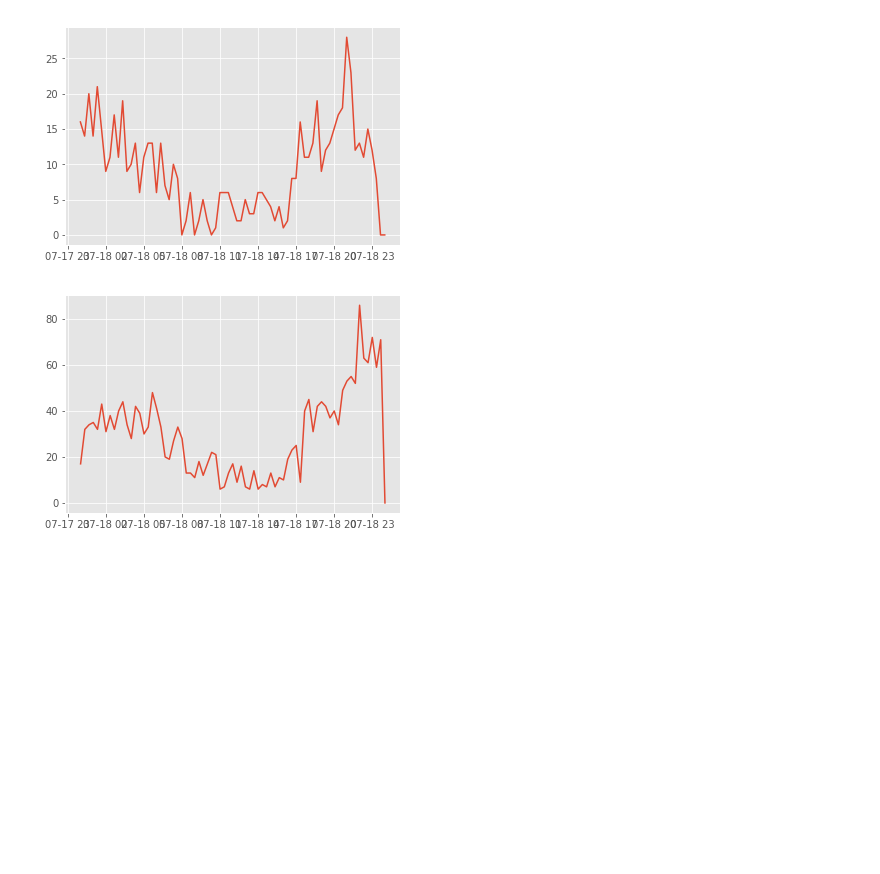
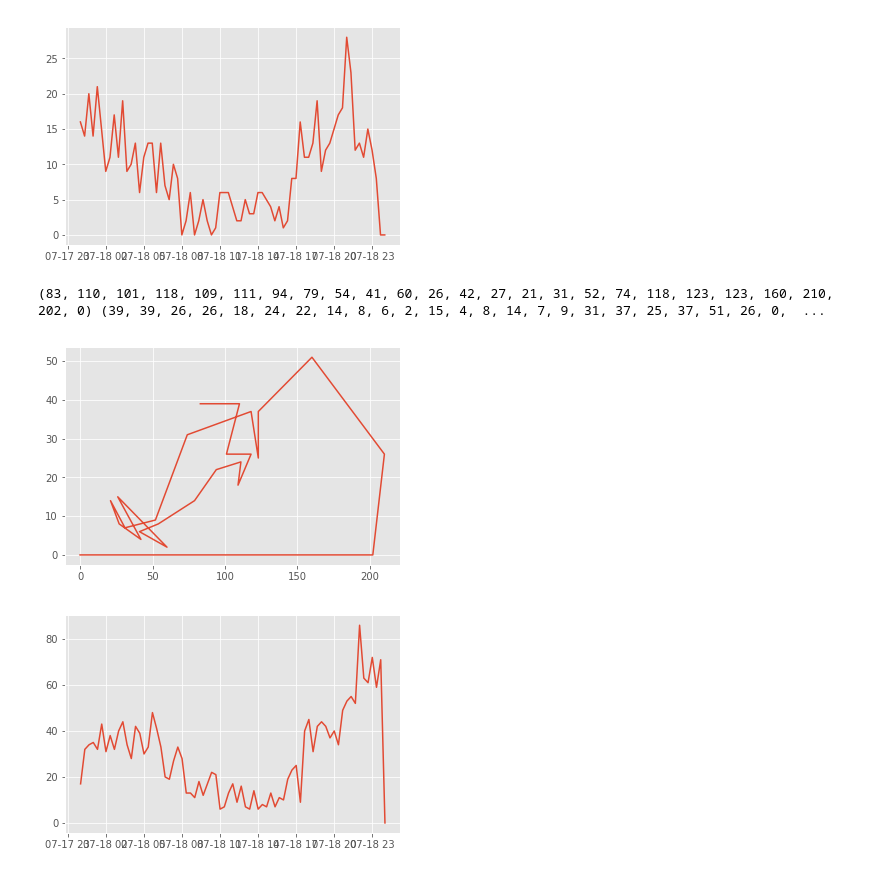
Before and after one commit to codestar12/hackathon-hooli, a Jupyter notebook: Traffic Analytics.ipynb, the cells around one changed output. Drawn from its saved outputs; the diff is of its cells as text; code cells hidden in the pictures; blank space fills up the shorter version.

```diff
--- a/Traffic Analytics.ipynb
+++ b/Traffic Analytics.ipynb
@@ -96,6 +118,11 @@ def density_by_time(dataframe, start_column, end_column, delta):
 density_by_time(northbound, 'host_read_time_x', 'host_read_time_y', timedelta(minutes=20))
 # %% [output]
 [figure]
+# %%
+flow_by_density(northbound, 'host_read_time_x', 'host_read_time_y', timedelta(minutes=60))
+# %% [output]
+(83, 110, 101, 118, 109, 111, 94, 79, 54, 41, 60, 26, 42, 27, 21, 31, 52, 74, 118, 123, 123, 160, 210, 202, 0) (39, 39, 26, 26, 18, 24, 22, 14, 8, 6, 2, 15, 4, 8, 14, 7, 9, 31, 37, 25, 37, 51, 26, 0,  ...
+[figure, added]
 # %%
 throughput_by_time(northbound, 'host_read_time_y', timedelta(minutes=20))
 # %% [output]
```
Also changed, not shown: parts of 6 cells of this notebook.
